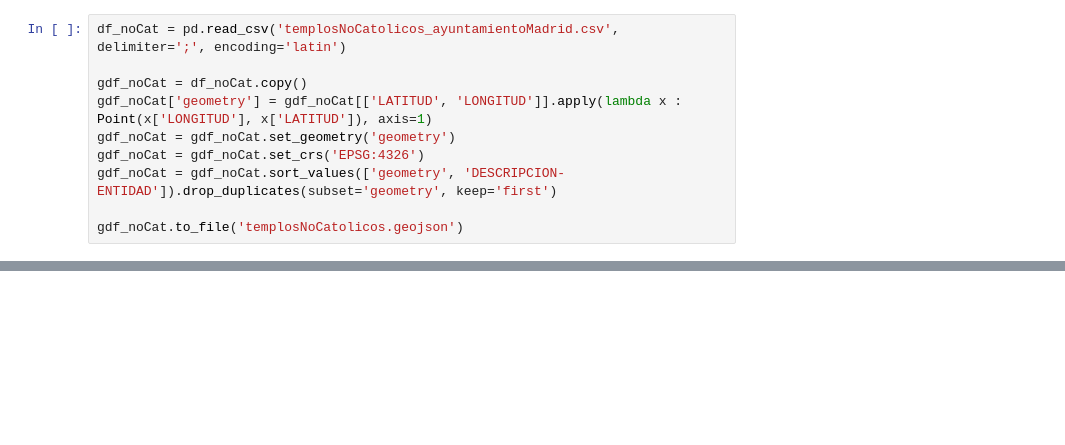
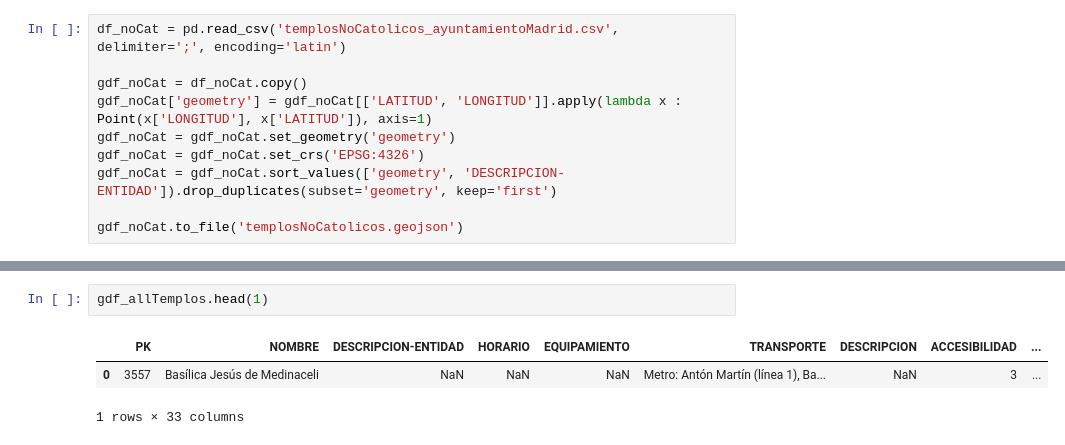
Before and after one commit to APapayaWarrior/madridAccessibility, a Jupyter notebook: POIs/templos/cleanAndConsolidate.ipynb, the cells around one changed output, grey strips where cells are left out. Cells and saved outputs as stored; diff of their text form; blank space fills up the shorter version.

```diff
--- a/POIs/templos/cleanAndConsolidate.ipynb
+++ b/POIs/templos/cleanAndConsolidate.ipynb
@@ -56,0 +78,6 @@ gdf_allTemplos.to_file('./cleaned/templosMadrid.geojson')
+# %%
+gdf_allTemplos.head(1)
+# %% [output]
+|  | PK | NOMBRE | DESCRIPCION-ENTIDAD | HORARIO | EQUIPAMIENTO | TRANSPORTE | DESCRIPCION | ACCESIBILIDAD | ... |
+| 0 | 3557 | Basílica Jesús de Medinaceli | NaN | NaN | NaN | Metro: Antón Martín (línea 1), Ba... | NaN | 3 | ... |
+1 rows × 33 columns
```
Also changed, not shown: parts of 8 cells of this notebook, 3 other files.
